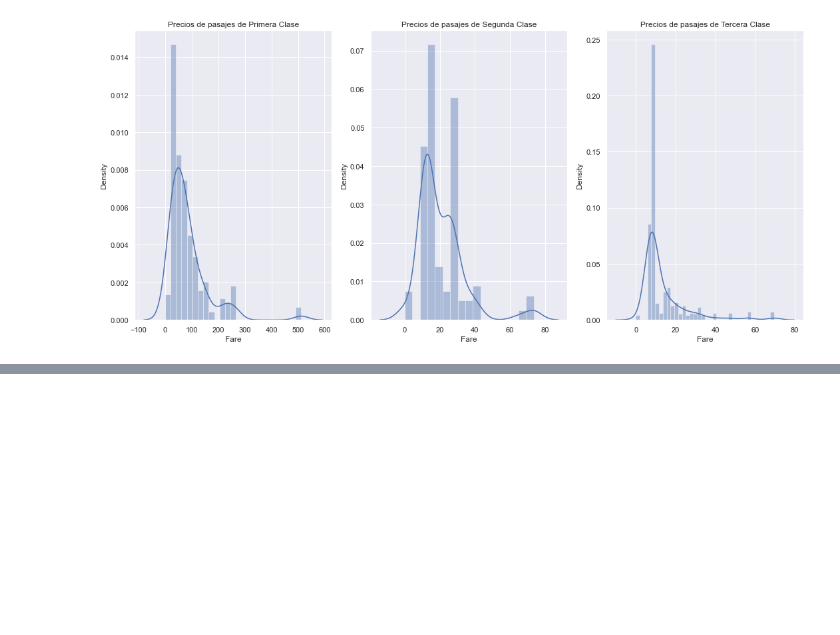
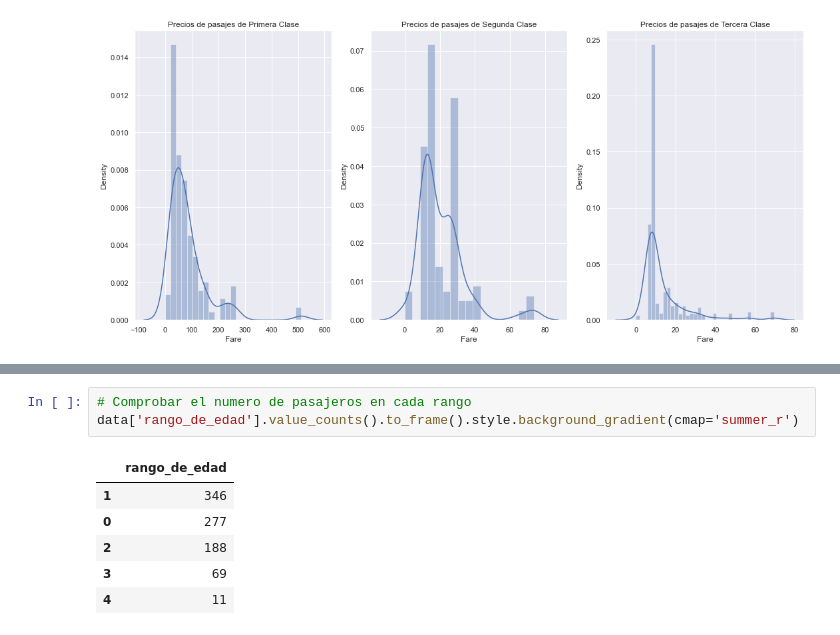
Before and after one commit to albaniamusabeli/Machine-Learning-Titanic, a Jupyter notebook: py-titanic.ipynb, the cells around one changed output, grey strips where cells are left out. Saved outputs shown, nothing was run; the diff lists cells and outputs as text; blank space fills up the shorter version.

```diff
--- a/py-titanic.ipynb
+++ b/py-titanic.ipynb
@@ -239,0 +269,10 @@ Text(0.5, 1.0, 'Precios de pasajes de Tercera Clase')
+# %%
+# Comprobar el numero de pasajeros en cada rango
+data['rango_de_edad'].value_counts().to_frame().style.background_gradient(cmap='summer_r')
+# %% [output]
+|  | rango_de_edad |
+| 1 | 346 |
+| 0 | 277 |
+| 2 | 188 |
+| 3 | 69 |
+| 4 | 11 |
```
Also changed, not shown: parts of 13 cells of this notebook.
